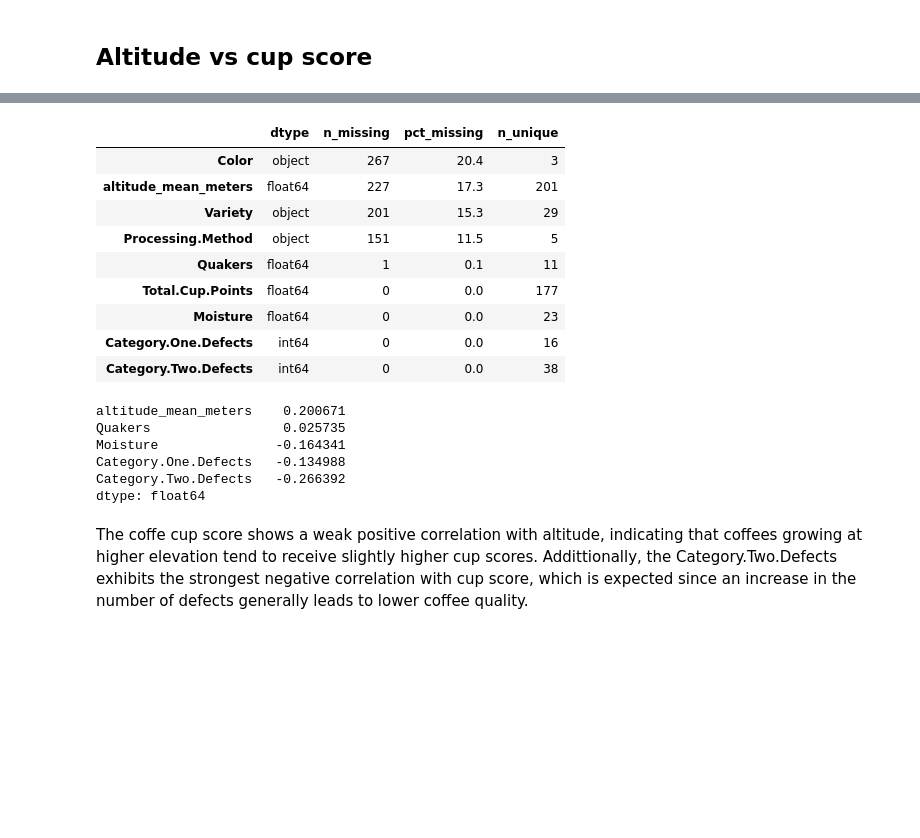
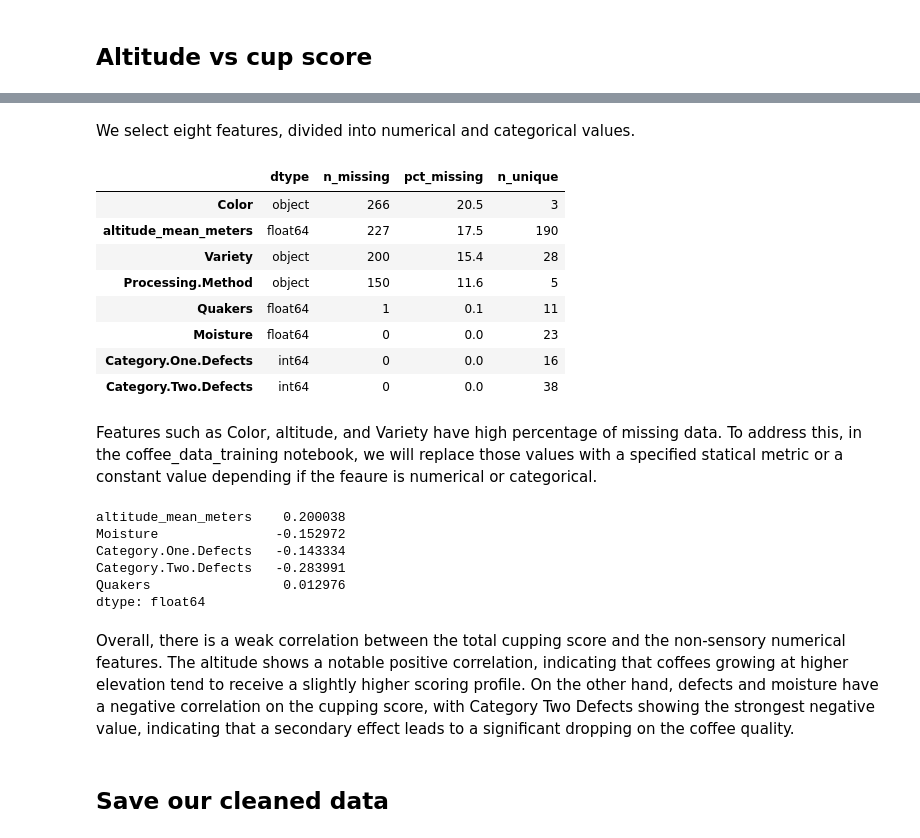
Before and after one commit to nayuAlv/Arabica_coffee_quality, a Jupyter notebook: notebooks/coffee_data_analysis.ipynb, the cells around one changed output, grey strips where cells are left out. Cells and saved outputs as stored; diff of their text form; code cells hidden in the pictures; blank space fills up the shorter version.

```diff
--- a/notebooks/coffee_data_analysis.ipynb
+++ b/notebooks/coffee_data_analysis.ipynb
@@ -157,14 +156,13 @@ plt.show()
 # %%
-alt = coffee_df[["altitude_mean_meters", target]].dropna()
-# filtering absurd values
-alt = alt[(alt["altitude_mean_meters"] > 0)& (alt["altitude_mean_meters"] < 3000)]
+
+coffee_df = convert_to_m(coffee_df)
+# We drop all the values below 3000 msnm
+coffee_df = coffee_df[(coffee_df["altitude_mean_meters"] < 3000) | (coffee_df["altitude_mean_meters"].isna())]
 
 plt.figure(figsize=(4, 2))
-sns.scatterplot(data=alt, x="altitude_mean_meters", y=target, alpha=0.8)
+sns.scatterplot(x=coffee_df["altitude_mean_meters"], y=coffee_df["Total.Cup.Points"],alpha=0.8)
 plt.xlabel("Mean altitude (m)")
-plt.ylim(60,95)
+#plt.ylim(60,95)
 plt.title("Cup score vs altitude")
 plt.show()
-
-print(f"There are n={len(alt)} data points with a correlation = {alt.corr().iloc[0,1]:.3f}")
 # %% [output]
@@ -190,5 +174,6 @@ We will predict the cup score based on the non-sensory features only.
 # %%
-coffee_df = coffee_df[coffee_df[target] >=10 ].reset_index(drop=True)
+sensory = ["Aroma", "Flavor", "Aftertaste", "Acidity", "Body",
+           "Balance", "Uniformity", "Clean.Cup", "Sweetness", "Cupper.Points"]
 
 #Exclude sensory  features
 coffee_df = coffee_df.drop(columns=sensory)
@@ -220,7 +205 @@ info.sort_values("n_unique", ascending = False)
 | Species | object | 0 | 0.0 | 1 |
-# %%
-top_unique = info.sort_values("n_unique", ascending = False).head(12).index.tolist()
-# Exclude unique identifiers
-coffee_df = coffee_df.drop(columns=top_unique)
-info = info.drop(top_unique)
-info.sort_values("n_unique", ascending = False)
@@ -245,36 +206,44 @@ info.sort_values("n_unique", ascending = False)
+# %% [markdown]
+We select eight features, divided into numerical and categorical values.
 # %%
-redundant_features = ["altitude_high_meters", "altitude_low_meters","Bag.Weight","Harvest.Year",
-                      "Certification.Address","In.Country.Partner","Certification.Contact","Certification.Body",
-                      "unit_of_measurement","Species", "Country.of.Origin", "Number.of.Bags"]
+numerical_features = ["altitude_mean_meters", "Moisture",
+                    "Category.One.Defects", "Category.Two.Defects", "Quakers"]
 
-#Exclude redundant features
-coffee_df = coffee_df.drop(columns=redundant_features)
-#Exclude coffee data with altitude_mean_meters > 3000 m
-coffee_df = coffee_df[coffee_df["altitude_mean_meters"] < 3000]
+categorical_features = ["Variety", "Processing.Method", "Color"]
 
-coffee_df.to_csv("../data/cleaned_coffee_data.csv", index=False)
-info = info.drop(redundant_features)
+features = numerical_features + categorical_features
+
+coffee_df = coffee_df[features]
+
+info = pd.DataFrame({
+    "dtype": coffee_df.dtypes,
+    "n_missing": coffee_df.isna().sum(),
+    "pct_missing": (coffee_df.isna().mean()*100).round(1),
+    "n_unique": coffee_df.nunique(),
+})
 info.sort_values("pct_missing", ascending = False)
 # %% [output]
 |  | dtype | n_missing | pct_missing | n_unique |
-| Color | object | 267 | 20.4 | 3 |
-| altitude_mean_meters | float64 | 227 | 17.3 | 201 |
-| Variety | object | 201 | 15.3 | 29 |
-| Processing.Method | object | 151 | 11.5 | 5 |
+| Color | object | 266 | 20.5 | 3 |
+| altitude_mean_meters | float64 | 227 | 17.5 | 190 |
+| Variety | object | 200 | 15.4 | 28 |
+| Processing.Method | object | 150 | 11.6 | 5 |
 | Quakers | float64 | 1 | 0.1 | 11 |
-| Total.Cup.Points | float64 | 0 | 0.0 | 177 |
 | Moisture | float64 | 0 | 0.0 | 23 |
 | Category.One.Defects | int64 | 0 | 0.0 | 16 |
 | Category.Two.Defects | int64 | 0 | 0.0 | 38 |
+# %% [markdown]
+Features such as Color, altitude, and Variety have high percentage of missing data. To address this, in the coffee_data_training notebook, we will replace those values with a specified statical metric or a constant value depending if the feaure is numerical or categorical.
 # %%
-numerical_features = ["altitude_mean_meters","Quakers", "Moisture","Category.One.Defects", "Category.Two.Defects"]
-coffee_df[numerical_features].corrwith(coffee_df["Total.Cup.Points"])
+coffee_df[numerical_features].corrwith(coffee_df_full["Total.Cup.Points"])
 # %% [output]
-altitude_mean_meters    0.200671
-Quakers                 0.025735
-Moisture               -0.164341
-Category.One.Defects   -0.134988
-Category.Two.Defects   -0.266392
+altitude_mean_meters    0.200038
+Moisture               -0.152972
+Category.One.Defects   -0.143334
+Category.Two.Defects   -0.283991
+Quakers                 0.012976
 dtype: float64
 # %% [markdown]
-The coffe cup score shows a weak positive correlation with altitude, indicating that coffees growing at higher elevation tend to receive slightly higher cup scores. Addittionally, the Category.Two.Defects exhibits the strongest negative correlation with cup score, which is expected since an increase in the number of defects generally leads to lower coffee quality.
+Overall, there is a weak correlation between the total cupping score and the non-sensory numerical features. The altitude shows a notable positive correlation, indicating that coffees growing at higher elevation tend to receive a slightly higher scoring profile. On the other hand, defects and moisture  have a negative correlation on the cupping score, with Category Two Defects showing the strongest negative value, indicating that a secondary effect leads to a significant dropping on the coffee quality.
+# %% [markdown]
+## Save our cleaned data
```
Also changed, not shown: parts of 17 cells of this notebook, 4 other files.
